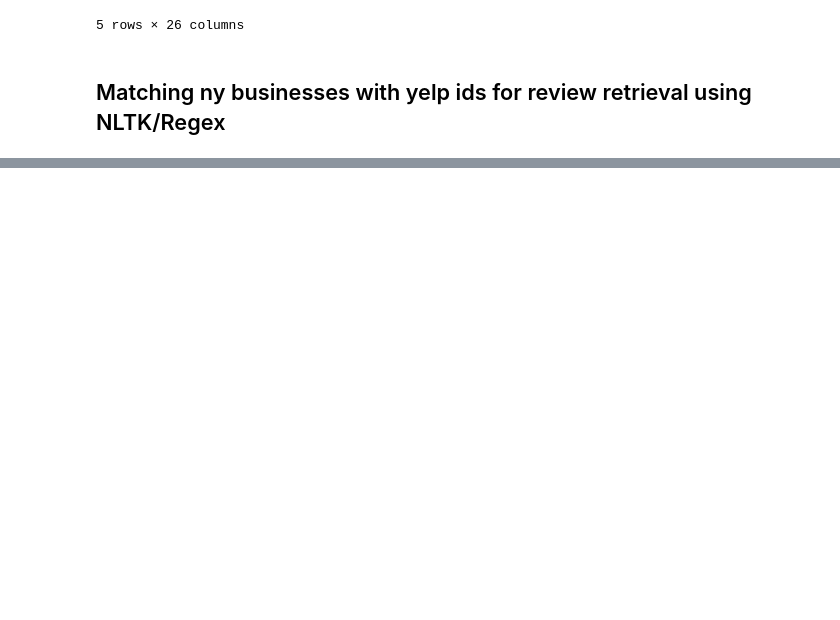
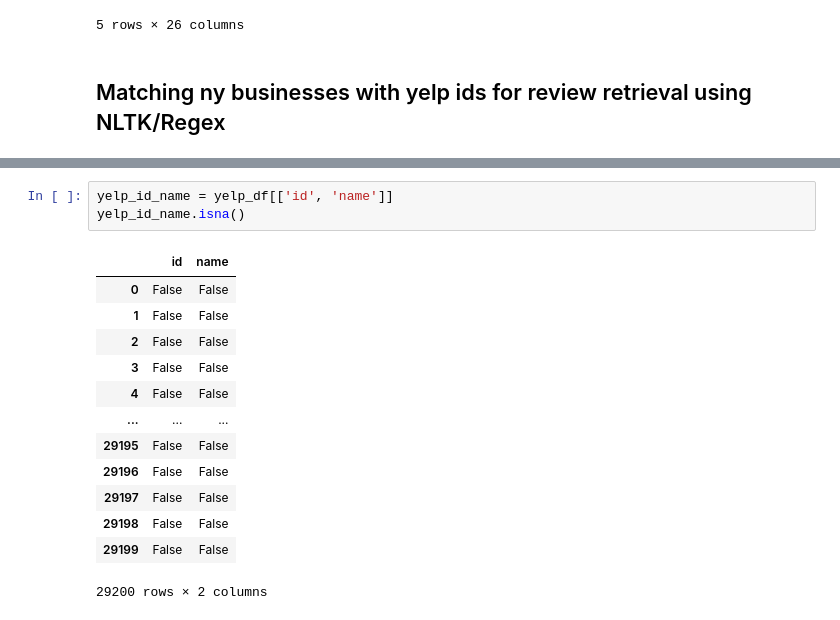
Before and after one commit to Somerville-2023/New-York-health-Inspection-Prediction, a Jupyter notebook: marc-folder/yelp_api_acquire.ipynb, the cells around one changed output, grey strips where cells are left out. Cells and saved outputs as stored; diff of their text form; blank space fills up the shorter version.

```diff
--- a/marc-folder/yelp_api_acquire.ipynb
+++ b/marc-folder/yelp_api_acquire.ipynb
@@ -258,0 +440,17 @@ for index, yelp_row in yelp_df.iterrows():
+# %%
+yelp_id_name = yelp_df[['id', 'name']]
+yelp_id_name.isna()
+# %% [output]
+|  | id | name |
+| 0 | False | False |
+| 1 | False | False |
+| 2 | False | False |
+| 3 | False | False |
+| 4 | False | False |
+| ... | ... | ... |
+| 29195 | False | False |
+| 29196 | False | False |
+| 29197 | False | False |
+| 29198 | False | False |
+| 29199 | False | False |
+29200 rows × 2 columns
```
Also changed, not shown: parts of 25 cells of this notebook.
